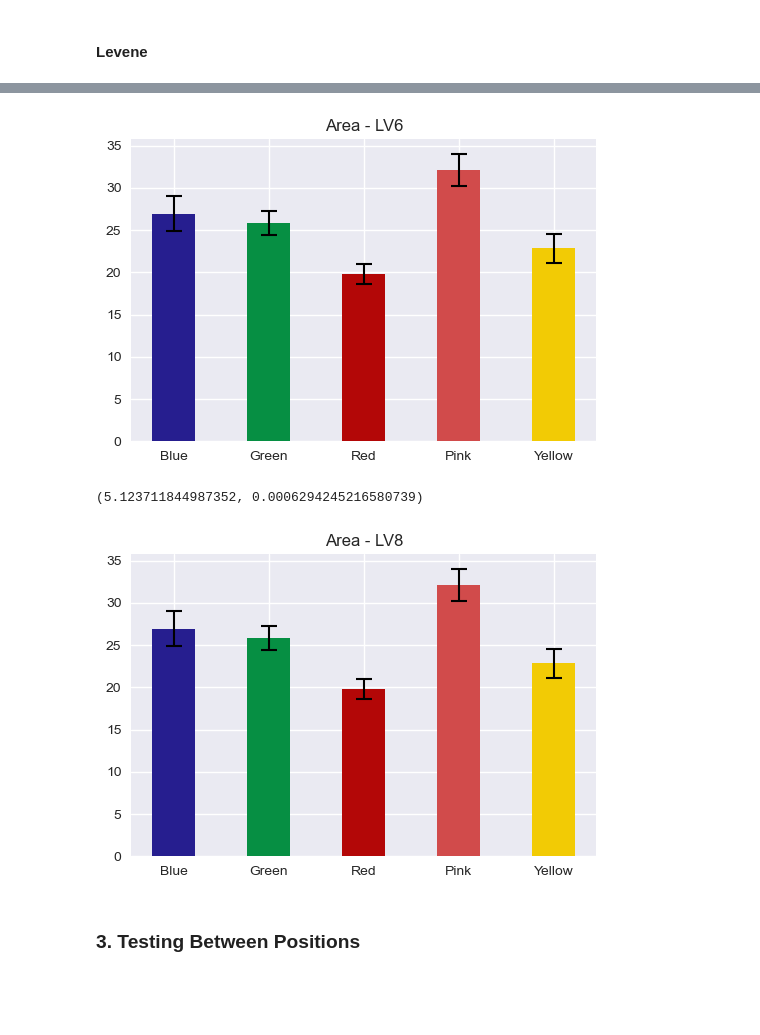
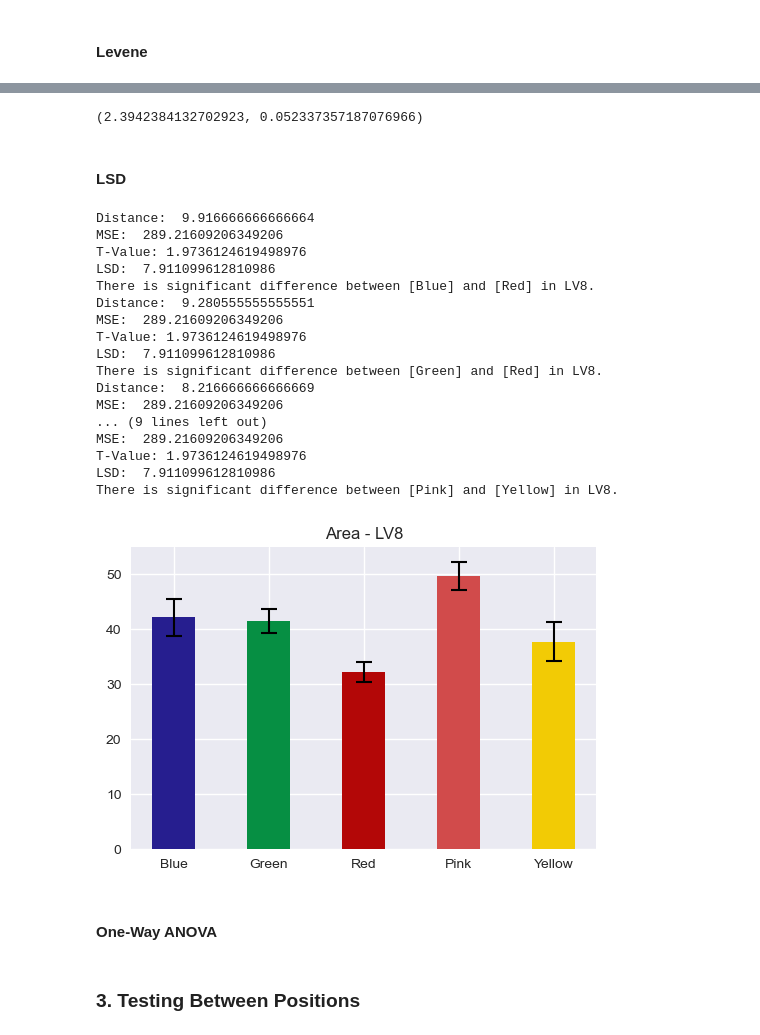
Before and after one commit to shinbutou/tsinghua_hcira, a Jupyter notebook: Earbuds/primary_analysis.ipynb, the cells around one changed output, grey strips where cells are left out. Drawn from its saved outputs; the diff is of its cells as text; code cells hidden in the pictures; blank space fills up the shorter version.

```diff
--- a/Earbuds/primary_analysis.ipynb
+++ b/Earbuds/primary_analysis.ipynb
@@ -66,7 +66,7 @@ def MSE(list_groups, list_total):
     mse = sse / (len(list_total) - 1 * len(list_groups)) * 1.0
     return mse
 
-def LSD(list_groups, list_total, sample1, sample2, label1, label2):
+def LSD(list_groups, list_total, sample1, sample2, label1, label2, scope):
     mean1 = np.mean(sample1)
     mean2 = np.mean(sample2)
     distance = abs(mean1 - mean2)
@@ -84,7 +84,7 @@ def LSD(list_groups, list_total, sample1, sample2, label1, label2):
         print("MSE: ", mse)
         print("T-Value:", t_value)
         print("LSD: ", lsd)
-        print(f'There is significant difference between {label1} and {label2}.')
+        print(f'There is significant difference between [{label1}] and [{label2}] in {scope}.')
 
 # credit: https://zhuanlan.zhihu.com/p/358628175
 # %% [markdown]
@@ -244,10 +288,6 @@ LV6_area_fstat, LV6_area_pvalue
 # %%
 LV6_area_fstat, LV6_area_pvalue = stats.f_oneway(LV6_blu.data, LV6_gre.data, LV6_red.data, LV6_pin.data, LV6_yel.data)
 LV6_area_fstat, LV6_area_pvalue
-# %%
-graph([LV6_blu, LV6_gre, LV6_red, LV6_pin, LV6_yel], area_labels, area_tickets, 'Area - LV6')
-# %% [output]
-[figure, removed]
 # %%
 LV8_blu = element(df[df['Area'] == 0]['LV8'], 0, 0)
 LV8_gre = element(df[df['Area'] == 1]['LV8'], 0, 0)
@@ -255,11 +295,51 @@ LV8_red = element(df[df['Area'] == 2]['LV8'], 0, 0)
 LV8_pin = element(df[df['Area'] == 3]['LV8'], 0, 0)
 LV8_yel = element(df[df['Area'] == 4]['LV8'], 0, 0)
 
-LV8_area_fstat, LV8_area_pvalue = stats.f_oneway(LV8_blu.data, LV8_gre.data, LV8_red.data, LV8_pin.data, LV8_yel.data)
-LV8_area_fstat, LV8_area_pvalue
+LV8_area_lstat, LV8_area_lpvalue = stats.levene(LV8_blu.data, LV8_gre.data, LV8_red.data, LV8_pin.data, LV8_yel.data)
+LV8_area_lstat, LV8_area_lpvalue
 # %% [output]
-(5.123711844987352, 0.0006294245216580739)
+(2.3942384132702923, 0.052337357187076966)
-# %%
-graph([LV6_blu, LV6_gre, LV6_red, LV6_pin, LV6_yel], area_labels, area_tickets, 'Area - LV8')
-# %% [output]
-[figure, removed]
+# %% [markdown]
+#### LSD
+# %%
+graph([LV8_blu, LV8_gre, LV8_red, LV8_pin, LV8_yel], area_labels, area_tickets, 'Area - LV8')
+
+blu_lv8 = LV8_blu.data.tolist()
+gre_lv8 = LV8_gre.data.tolist()
+red_lv8 = LV8_red.data.tolist()
+pin_lv8 = LV8_pin.data.tolist()
+yel_lv8 = LV8_yel.data.tolist()
+lv8_list = [blu_lv8, gre_lv8, red_lv8, pin_lv8, yel_lv8]
+lv8_total = blu_lv8 + gre_lv8 + red_lv8 + pin_lv8 + yel_lv8
+
+LSD(lv8_list, lv8_total, blu_lv8, gre_lv8, 'Blue', 'Green', 'LV8')
+LSD(lv8_list, lv8_total, blu_lv8, red_lv8, 'Blue', 'Red', 'LV8')
+LSD(lv8_list, lv8_total, blu_lv8, pin_lv8, 'Blue', 'Pink', 'LV8')
+LSD(lv8_list, lv8_total, blu_lv8, yel_lv8, 'Blue', 'Yellow', 'LV8')
+LSD(lv8_list, lv8_total, gre_lv8, red_lv8, 'Green', 'Red', 'LV8')
+LSD(lv8_list, lv8_total, gre_lv8, pin_lv8, 'Green', 'Pink', 'LV8')
+LSD(lv8_list, lv8_total, gre_lv8, yel_lv8, 'Green', 'Yellow', 'LV8')
+LSD(lv8_list, lv8_total, red_lv8, pin_lv8, 'Red', 'Pink', 'LV8')
+LSD(lv8_list, lv8_total, red_lv8, yel_lv8, 'Red', 'Yellow', 'LV8')
+LSD(lv8_list, lv8_total, pin_lv8, yel_lv8, 'Pink', 'Yellow', 'LV8')
+# %% [output]
+Distance:  9.916666666666664
+MSE:  289.21609206349206
+T-Value: 1.9736124619498976
+LSD:  7.911099612810986
+There is significant difference between [Blue] and [Red] in LV8.
+Distance:  9.280555555555551
+MSE:  289.21609206349206
+T-Value: 1.9736124619498976
+LSD:  7.911099612810986
+There is significant difference between [Green] and [Red] in LV8.
+Distance:  8.216666666666669
+MSE:  289.21609206349206
+... (9 lines left out)
+MSE:  289.21609206349206
+T-Value: 1.9736124619498976
+LSD:  7.911099612810986
+There is significant difference between [Pink] and [Yellow] in LV8.
+[figure, added]
+# %% [markdown]
+#### One-Way ANOVA
```
Also changed, not shown: parts of 18 cells of this notebook.
